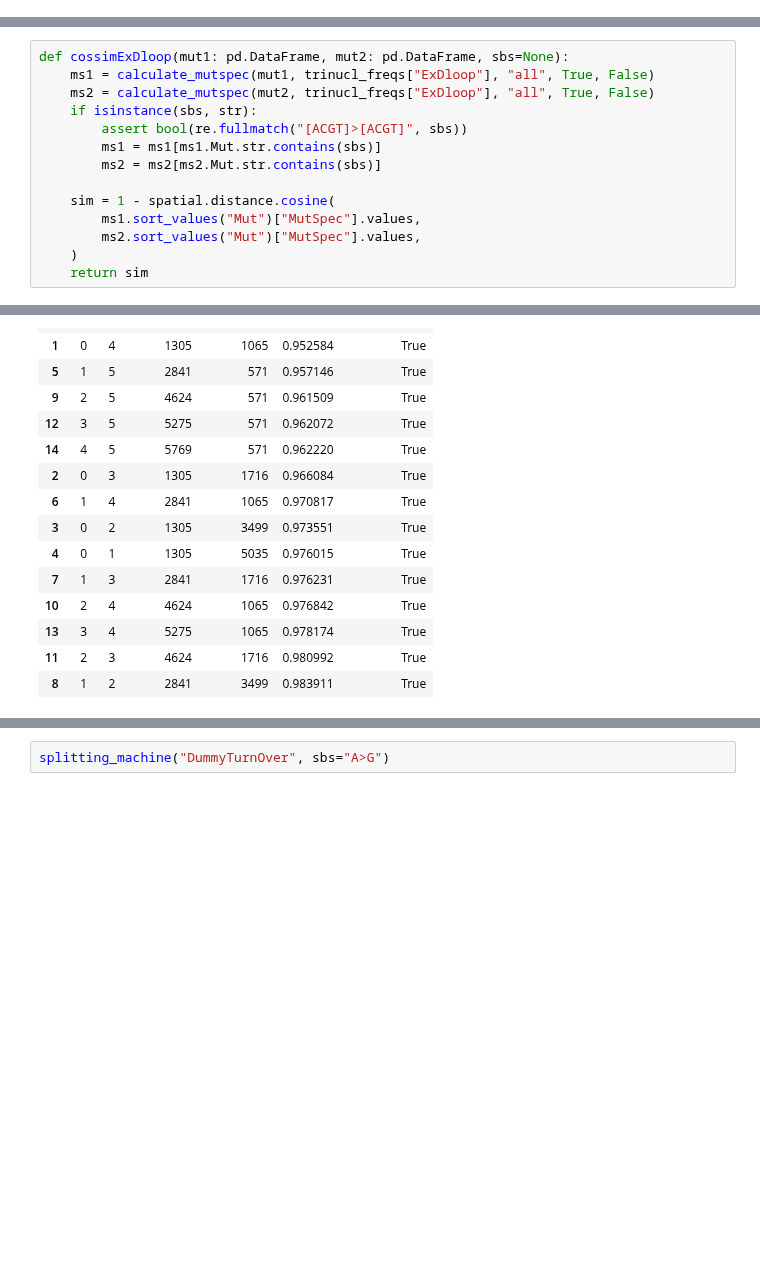
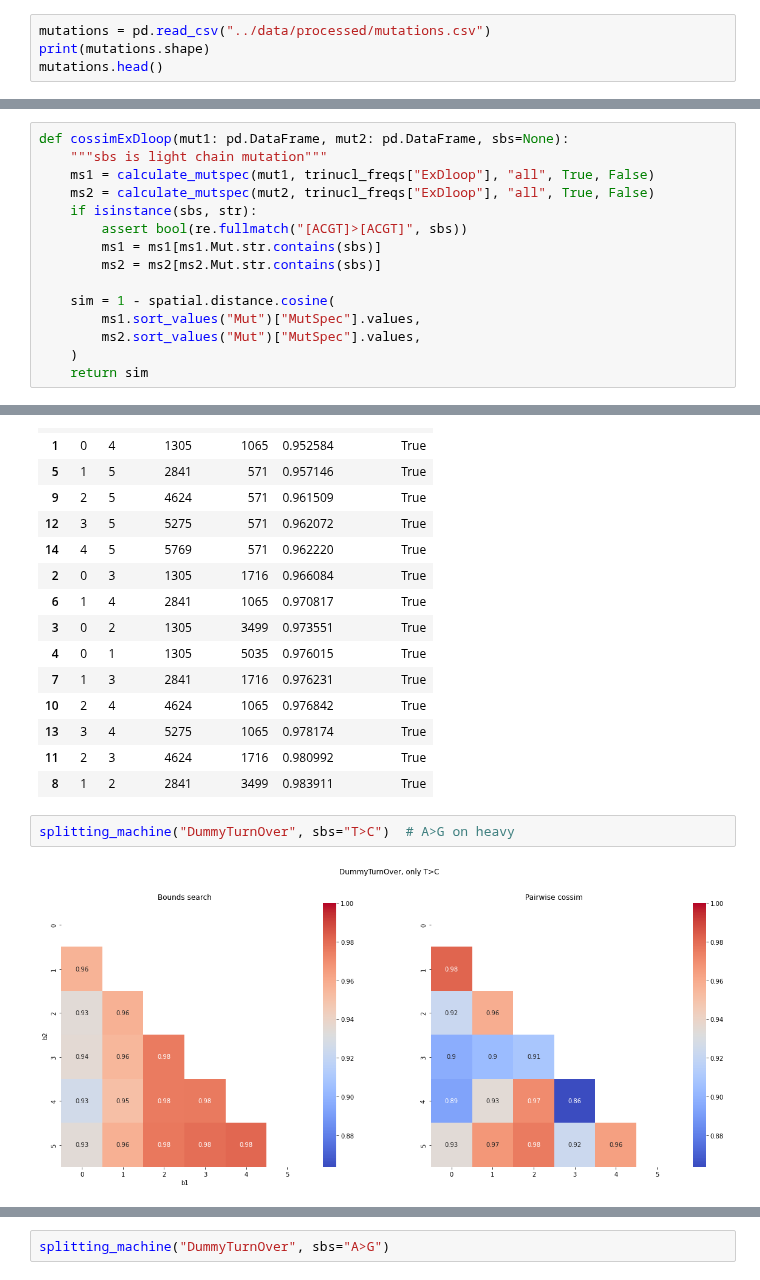
Before and after one commit to mitoclub/mtdnaMutSpecOfCancers, a Jupyter notebook: notebooks/cancer_calc_ms.ipynb, the cells around one changed output, grey strips where cells are left out. Drawn from its saved outputs; the diff is of its cells as text; blank space fills up the shorter version.

```diff
--- a/notebooks/cancer_calc_ms.ipynb
+++ b/notebooks/cancer_calc_ms.ipynb
@@ -195,0 +199,4 @@ mutations.head()
+# %%
+mutations = pd.read_csv("../data/processed/mutations.csv")
+print(mutations.shape)
+mutations.head()
@@ -642,6 +657,7 @@ print(MutExDloop.shape)
 (6340, 19)
 # %%
 def cossimExDloop(mut1: pd.DataFrame, mut2: pd.DataFrame, sbs=None):
+    """sbs is light chain mutation"""
     ms1 = calculate_mutspec(mut1, trinucl_freqs["ExDloop"], "all", True, False)
     ms2 = calculate_mutspec(mut2, trinucl_freqs["ExDloop"], "all", True, False)
     if isinstance(sbs, str):
@@ -793,3 +809,7 @@ splitting_machine("DummyTurnOver")
 | 13 | 3 | 4 | 5275 | 1065 | 0.978174 | True |
 | 11 | 2 | 3 | 4624 | 1716 | 0.980992 | True |
 | 8 | 1 | 2 | 2841 | 3499 | 0.983911 | True |
+# %%
+splitting_machine("DummyTurnOver", sbs="T>C")  # A>G on heavy
+# %% [output]
+[figure, added]
```
Also changed, not shown: parts of 13 cells of this notebook.
